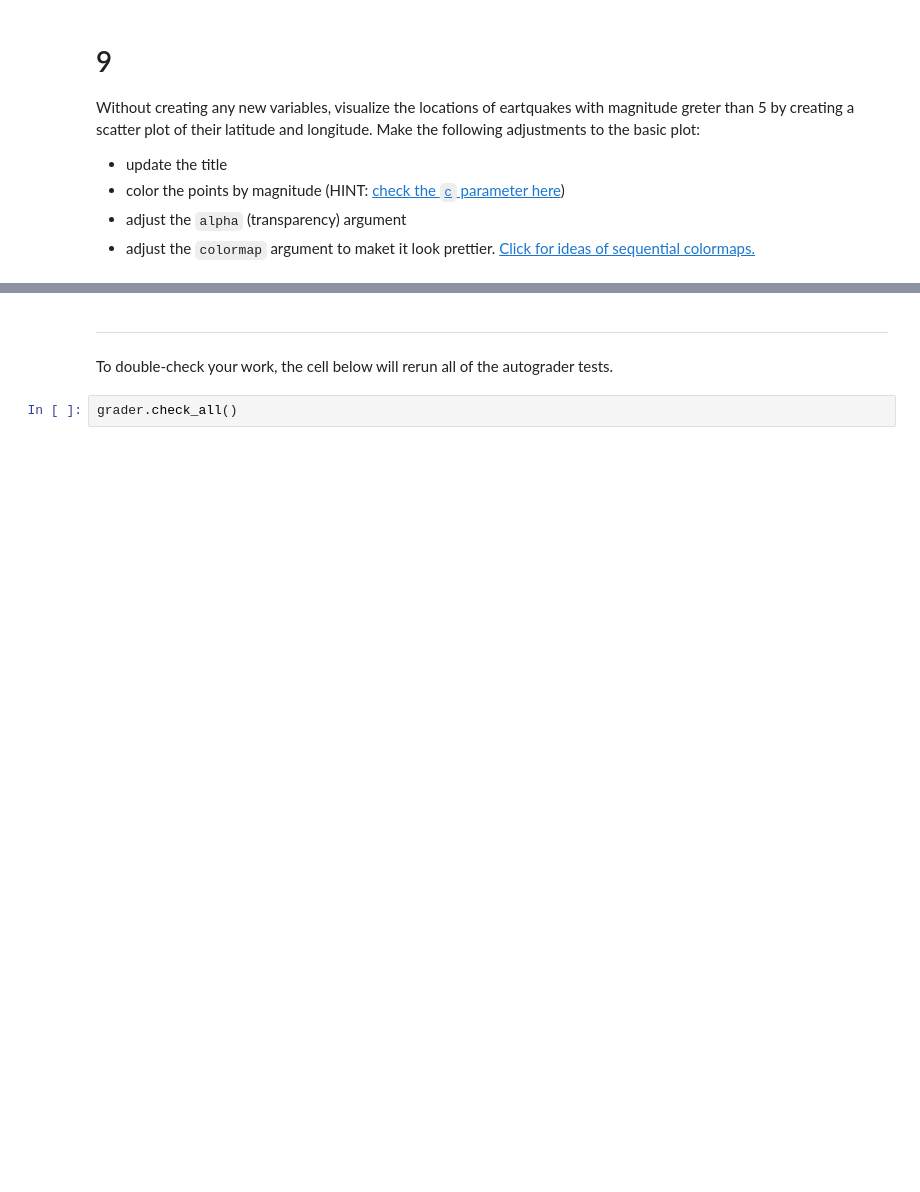
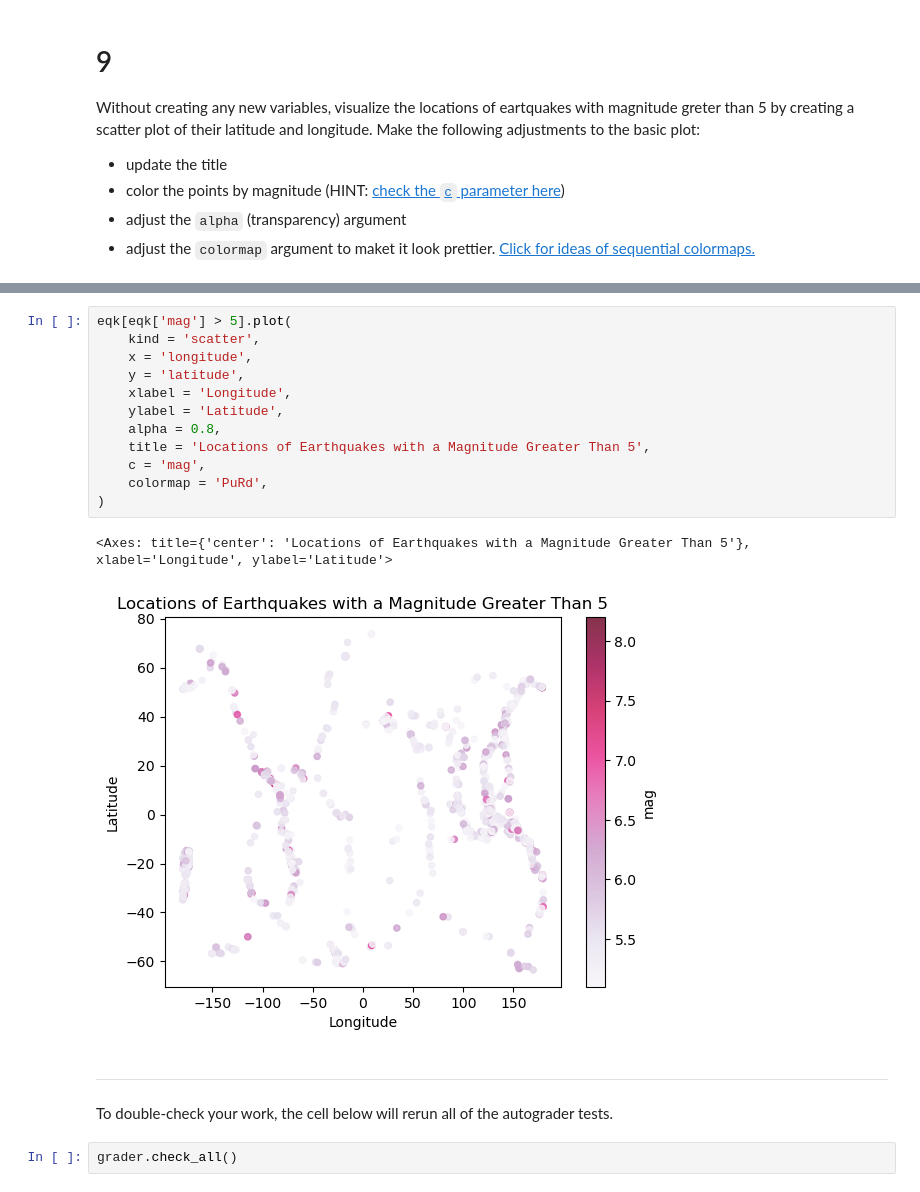
Before and after one commit to ashrcho/eds220-hwk1, a Jupyter notebook: task3/hwk1-task3-earthquakes.ipynb, the cells around one changed output, grey strips where cells are left out. Cells and saved outputs as stored; diff of their text form; blank space fills up the shorter version.

```diff
--- a/task3/hwk1-task3-earthquakes.ipynb
+++ b/task3/hwk1-task3-earthquakes.ipynb
@@ -252,3 +313,18 @@ Without creating any new variables, visualize the locations of eartquakes with m
+# %%
+eqk[eqk['mag'] > 5].plot(
+    kind = 'scatter',
+    x = 'longitude',
+    y = 'latitude',
+    xlabel = 'Longitude',
+    ylabel = 'Latitude',
+    alpha = 0.8,
+    title = 'Locations of Earthquakes with a Magnitude Greater Than 5',
+    c = 'mag',
+    colormap = 'PuRd',
+)
+# %% [output]
+<Axes: title={'center': 'Locations of Earthquakes with a Magnitude Greater Than 5'}, xlabel='Longitude', ylabel='Latitude'>
+[figure, added]
 # %% [markdown]
 ---
 
```
Also changed, not shown: parts of 14 cells of this notebook.
